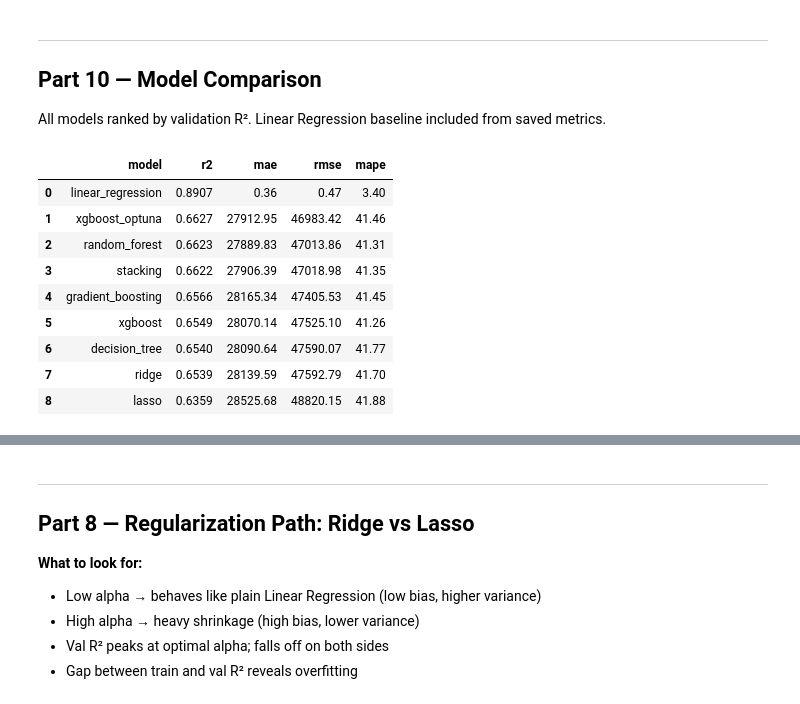
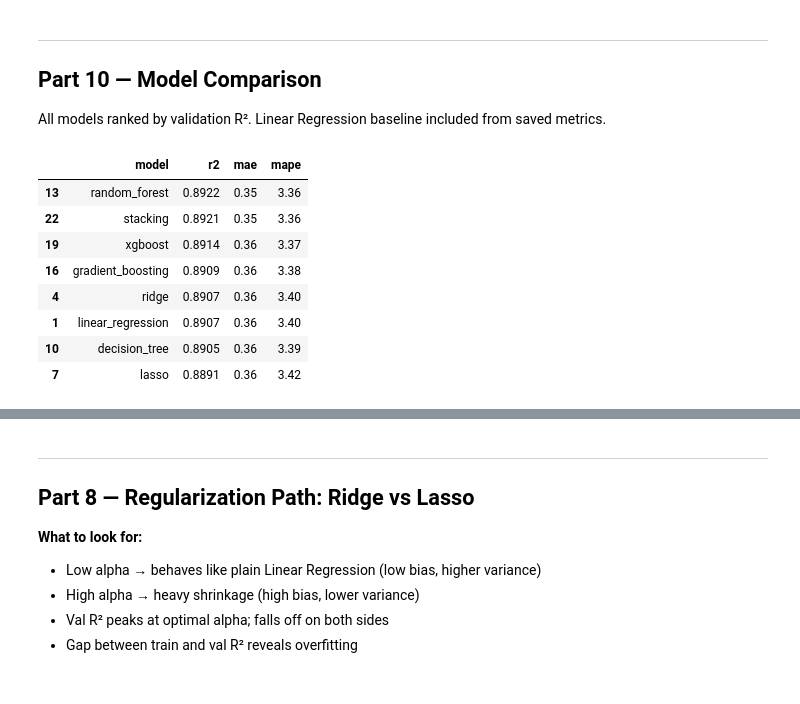
Before and after one commit to mbarndouka/amalitechmllab, a Jupyter notebook: notebooks/06_advanced_models.ipynb, the cells around one changed output, grey strips where cells are left out. Cells and saved outputs as stored; diff of their text form; code cells hidden in the pictures.

```diff
--- a/notebooks/06_advanced_models.ipynb
+++ b/notebooks/06_advanced_models.ipynb
@@ -264,46 +262,28 @@ Best params: {'n_estimators': 217, 'learning_rate': 0.18403770533111813, 'max_de
 ## Part 10 — Model Comparison
 
 All models ranked by validation R². Linear Regression baseline included from saved metrics.
-# %%
-import json, joblib
-
-with open(REPORTS_DIR / "metrics_linear_regression.json") as f:
-    lr_report = json.load(f)
-
-with open(REPORTS_DIR / "metrics_xgboost_optuna.json") as f:
-    optuna_report = json.load(f)
-
-all_results = {
-    "linear_regression": {"metrics": lr_report["metrics"],    "best_params": {}},
-    "ridge":             {"metrics": ridge_metrics,            "best_params": ridge_params},
-    "lasso":             {"metrics": lasso_metrics,            "best_params": lasso_params},
-    "decision_tree":     {"metrics": dt_metrics,               "best_params": dt_params},
-    "random_forest":     {"metrics": rf_metrics,               "best_params": rf_params},
-    "gradient_boosting": {"metrics": gb_metrics,               "best_params": gb_params},
-    "xgboost":           {"metrics": xgb_metrics,              "best_params": xgb_params},
-    "stacking":          {"metrics": stacking_metrics,         "best_params": stacking_params},
-    "xgboost_optuna":    {"metrics": optuna_report["metrics"], "best_params": optuna_report["best_params"]},
-}
-
-comparison_df = build_comparison_table(all_results)
-val_table = (
-    comparison_df[comparison_df["split"] == "val"]
-    .sort_values("r2", ascending=False)
-    .reset_index(drop=True)
-    [["model", "r2", "mae", "rmse", "mape"]]
-)
-val_table
-# %% [output]
-|  | model | r2 | mae | rmse | mape |
-| 0 | linear_regression | 0.8907 | 0.36 | 0.47 | 3.40 |
-| 1 | xgboost_optuna | 0.6627 | 27912.95 | 46983.42 | 41.46 |
-| 2 | random_forest | 0.6623 | 27889.83 | 47013.86 | 41.31 |
-| 3 | stacking | 0.6622 | 27906.39 | 47018.98 | 41.35 |
-| 4 | gradient_boosting | 0.6566 | 28165.34 | 47405.53 | 41.45 |
-| 5 | xgboost | 0.6549 | 28070.14 | 47525.10 | 41.26 |
-| 6 | decision_tree | 0.6540 | 28090.64 | 47590.07 | 41.77 |
-| 7 | ridge | 0.6539 | 28139.59 | 47592.79 | 41.70 |
-| 8 | lasso | 0.6359 | 28525.68 | 48820.15 | 41.88 |
+# %%
+import json, pandas as pd
+
+with open(REPORTS_DIR / "model_comparison.json") as f:
+    comp_raw = json.load(f)
+
+rows = []
+for model_name, entry in comp_raw.items():
+    for split, m in entry["metrics"].items():
+        rows.append({"model": model_name, "split": split, **m})
+comparison_df = pd.DataFrame(rows)
+comparison_df[comparison_df["split"]=="val"].sort_values("r2", ascending=False)[["model","r2","mae","mape"]]
+# %% [output]
+|  | model | r2 | mae | mape |
+| 13 | random_forest | 0.8922 | 0.35 | 3.36 |
+| 22 | stacking | 0.8921 | 0.35 | 3.36 |
+| 19 | xgboost | 0.8914 | 0.36 | 3.37 |
+| 16 | gradient_boosting | 0.8909 | 0.36 | 3.38 |
+| 4 | ridge | 0.8907 | 0.36 | 3.40 |
+| 1 | linear_regression | 0.8907 | 0.36 | 3.40 |
+| 10 | decision_tree | 0.8905 | 0.36 | 3.39 |
+| 7 | lasso | 0.8891 | 0.36 | 3.42 |
 # %%
 plot_model_comparison(comparison_df, split="val")
 # %% [output]
```
Also changed, not shown: parts of 26 cells of this notebook, 18 other files.
